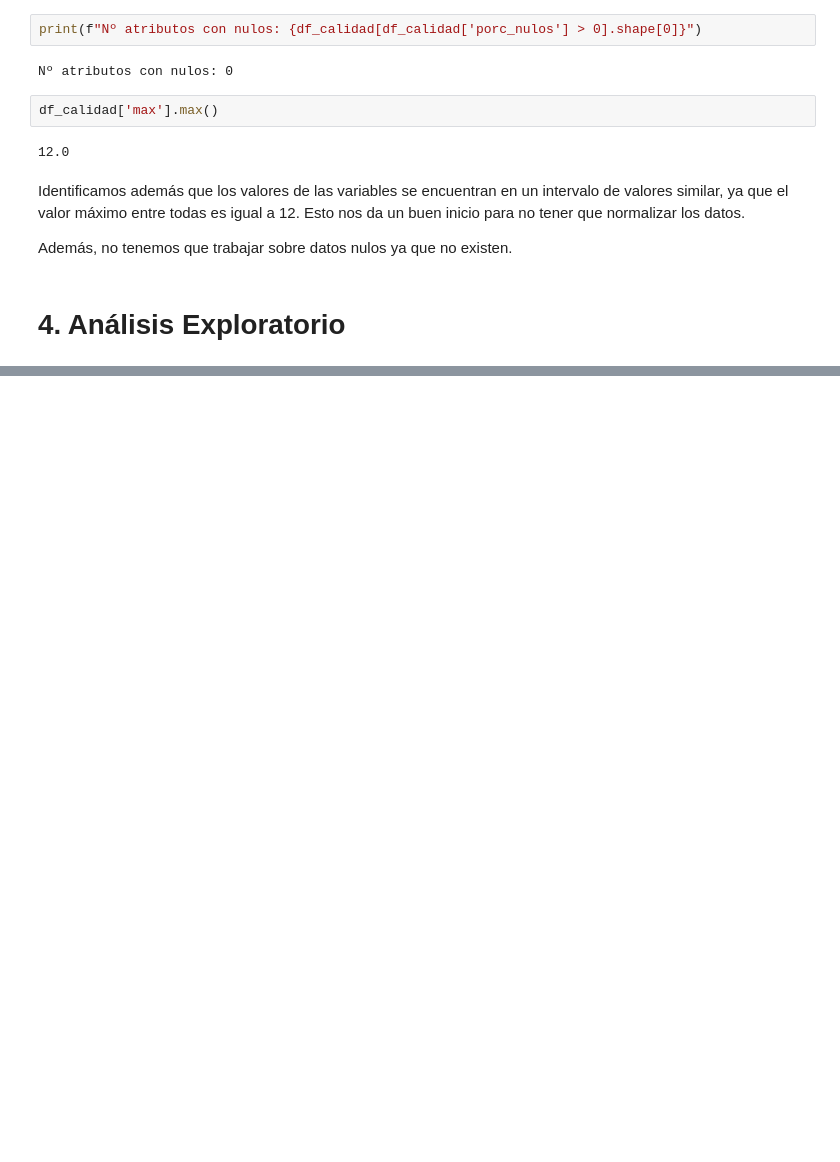
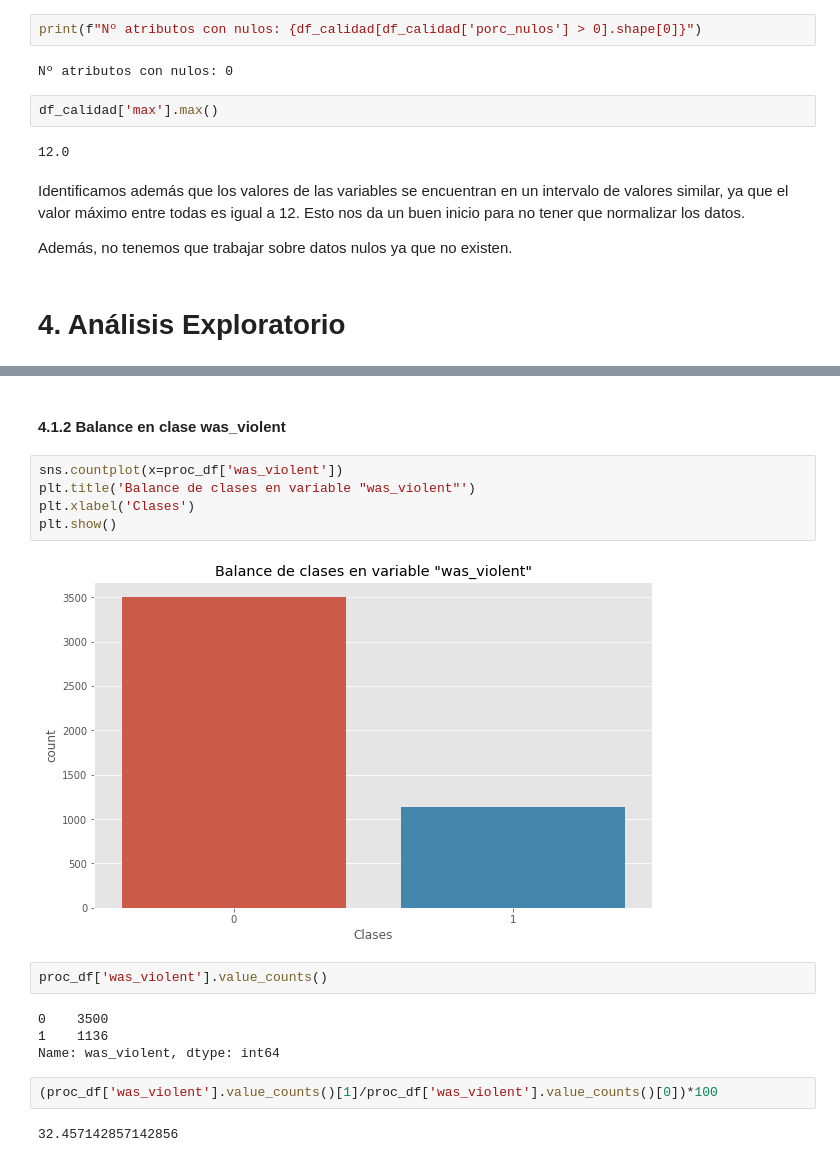
Before and after one commit to oportusgonzalo/data-science-desafio-latam, a Jupyter notebook: machine-learning/prueba_final/prueba2.ipynb, the cells around one changed output, grey strips where cells are left out. Drawn from its saved outputs; the diff is of its cells as text; blank space fills up the shorter version.

```diff
--- a/machine-learning/prueba_final/prueba2.ipynb
+++ b/machine-learning/prueba_final/prueba2.ipynb
@@ -111,0 +182,19 @@ Además, no tenemos que trabajar sobre datos nulos ya que no existen.
+# %% [markdown]
+#### 4.1.2 Balance en clase was_violent
+# %%
+sns.countplot(x=proc_df['was_violent'])
+plt.title('Balance de clases en variable "was_violent"')
+plt.xlabel('Clases')
+plt.show()
+# %% [output]
+[figure, added]
+# %%
+proc_df['was_violent'].value_counts()
+# %% [output]
+0    3500
+1    1136
+Name: was_violent, dtype: int64
+# %%
+(proc_df['was_violent'].value_counts()[1]/proc_df['was_violent'].value_counts()[0])*100
+# %% [output]
+32.457142857142856
```
Also changed, not shown: parts of 21 cells of this notebook, 1 other file.
